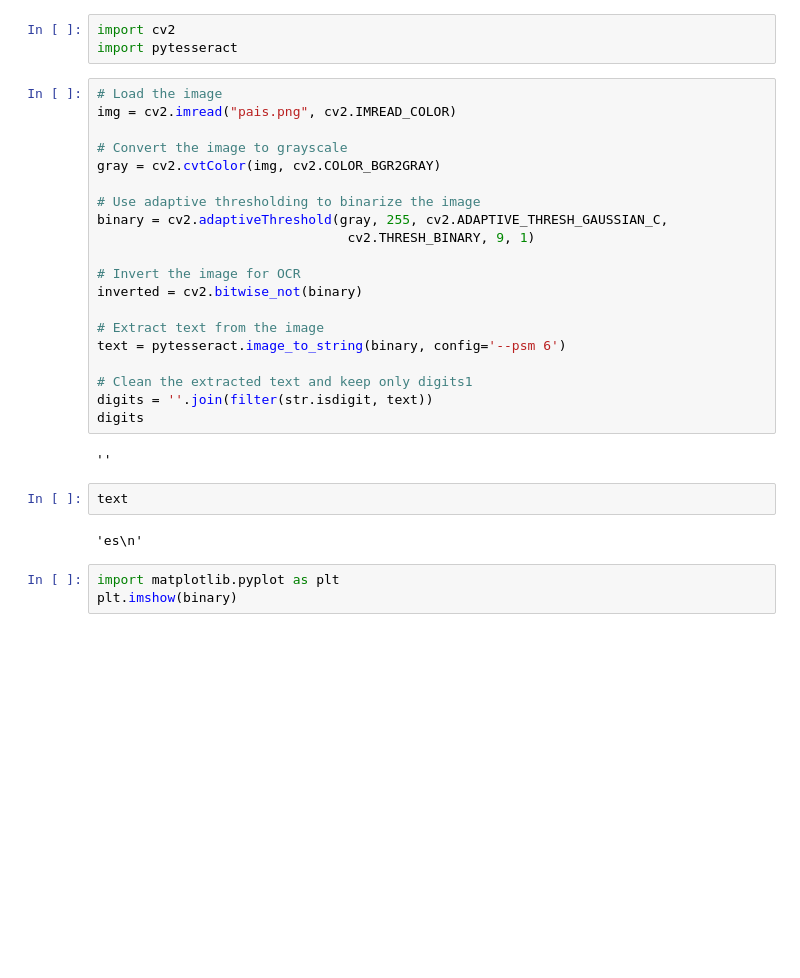
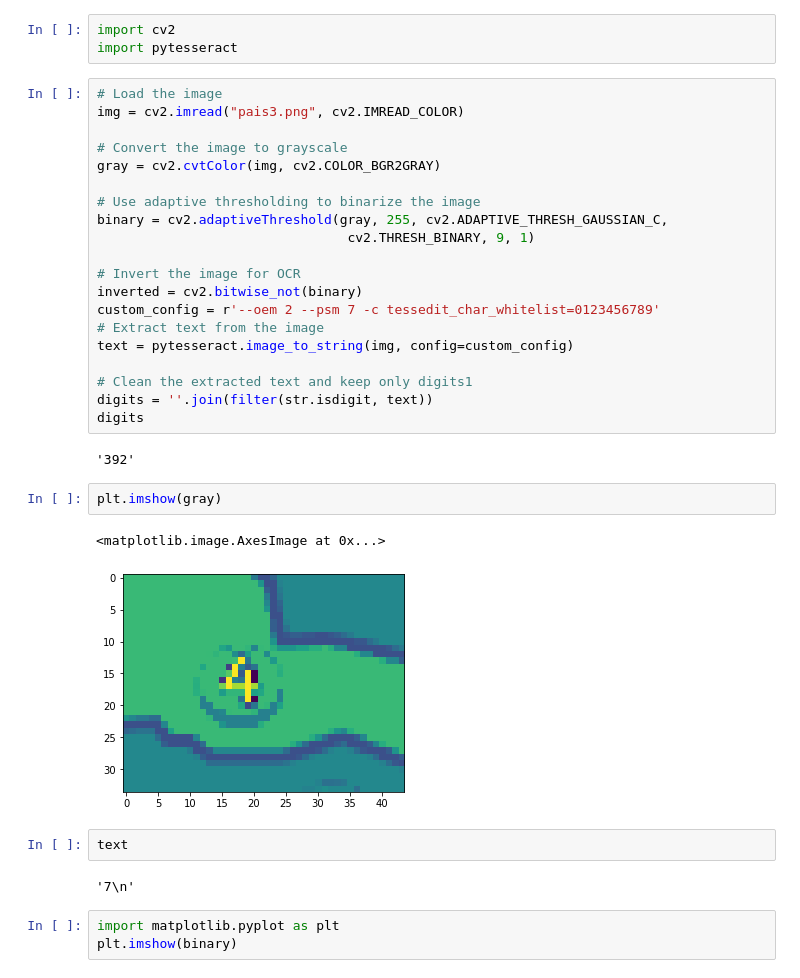
Before and after one commit to SantiagoLunaRomero/WAR_grafos_PUCPR, a Jupyter notebook: Segmecion_War/prueba.ipynb, the cells around one changed output. Cells and saved outputs as stored; diff of their text form; blank space fills up the shorter version.

```diff
--- a/Segmecion_War/prueba.ipynb
+++ b/Segmecion_War/prueba.ipynb
@@ -3,7 +3,7 @@ import cv2
 import pytesseract
 # %%
 # Load the image
-img = cv2.imread("pais.png", cv2.IMREAD_COLOR)
+img = cv2.imread("pais3.png", cv2.IMREAD_COLOR)
 
 # Convert the image to grayscale
 gray = cv2.cvtColor(img, cv2.COLOR_BGR2GRAY)
@@ -14,19 +14,24 @@ binary = cv2.adaptiveThreshold(gray, 255, cv2.ADAPTIVE_THRESH_GAUSSIAN_C,
 
 # Invert the image for OCR
 inverted = cv2.bitwise_not(binary)
-
+custom_config = r'--oem 2 --psm 7 -c tessedit_char_whitelist=0123456789'
 # Extract text from the image
-text = pytesseract.image_to_string(binary, config='--psm 6')
+text = pytesseract.image_to_string(img, config=custom_config)
 
 # Clean the extracted text and keep only digits1
 digits = ''.join(filter(str.isdigit, text))
 digits
 # %% [output]
-''
+'392'
+# %%
+plt.imshow(gray)
+# %% [output]
+<matplotlib.image.AxesImage at 0x...>
+[figure, added]
 # %%
 text
 # %% [output]
-'es\n'
+'7\n'
 # %%
 import matplotlib.pyplot as plt
 plt.imshow(binary)
```
Also changed, not shown: parts of 17 cells of this notebook.
